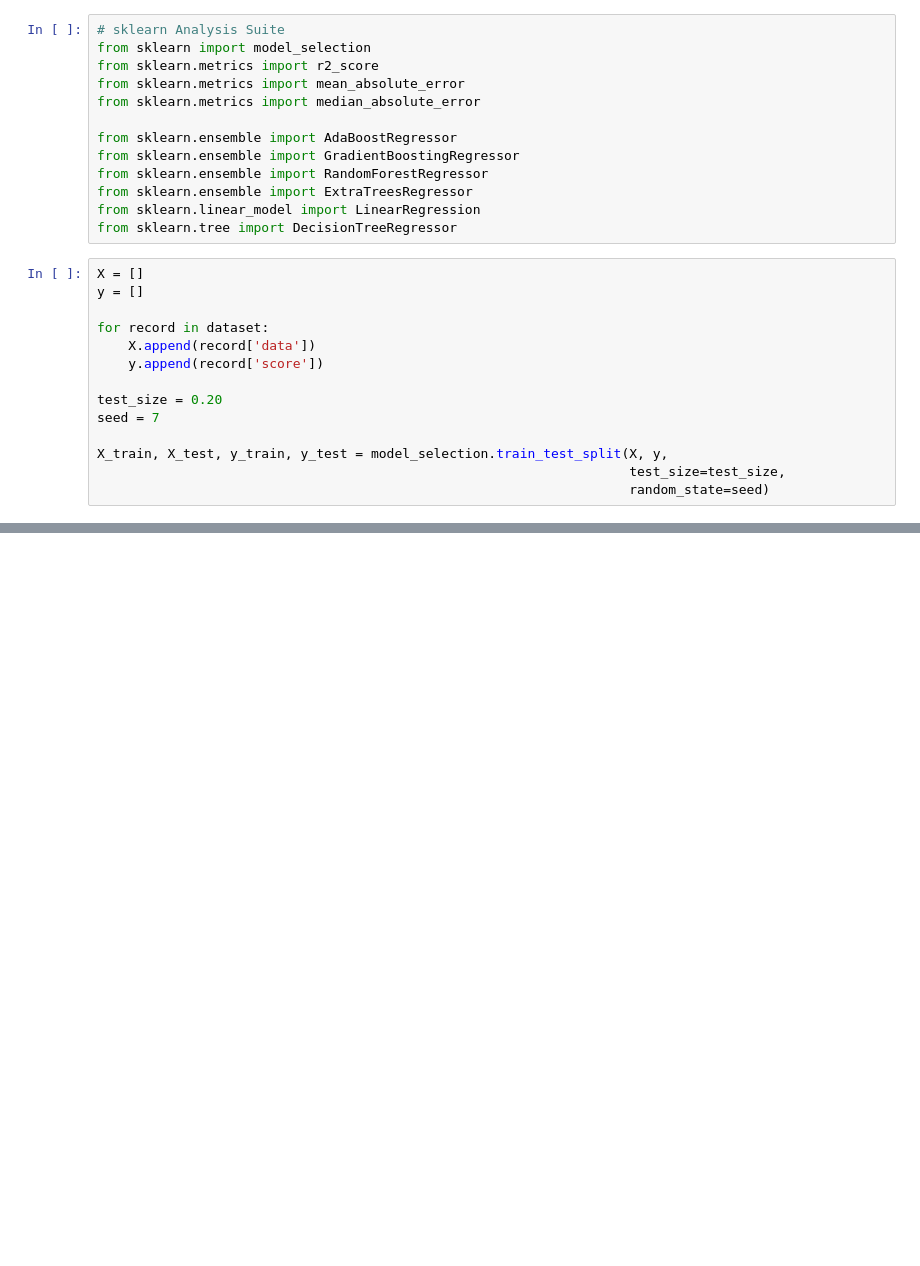
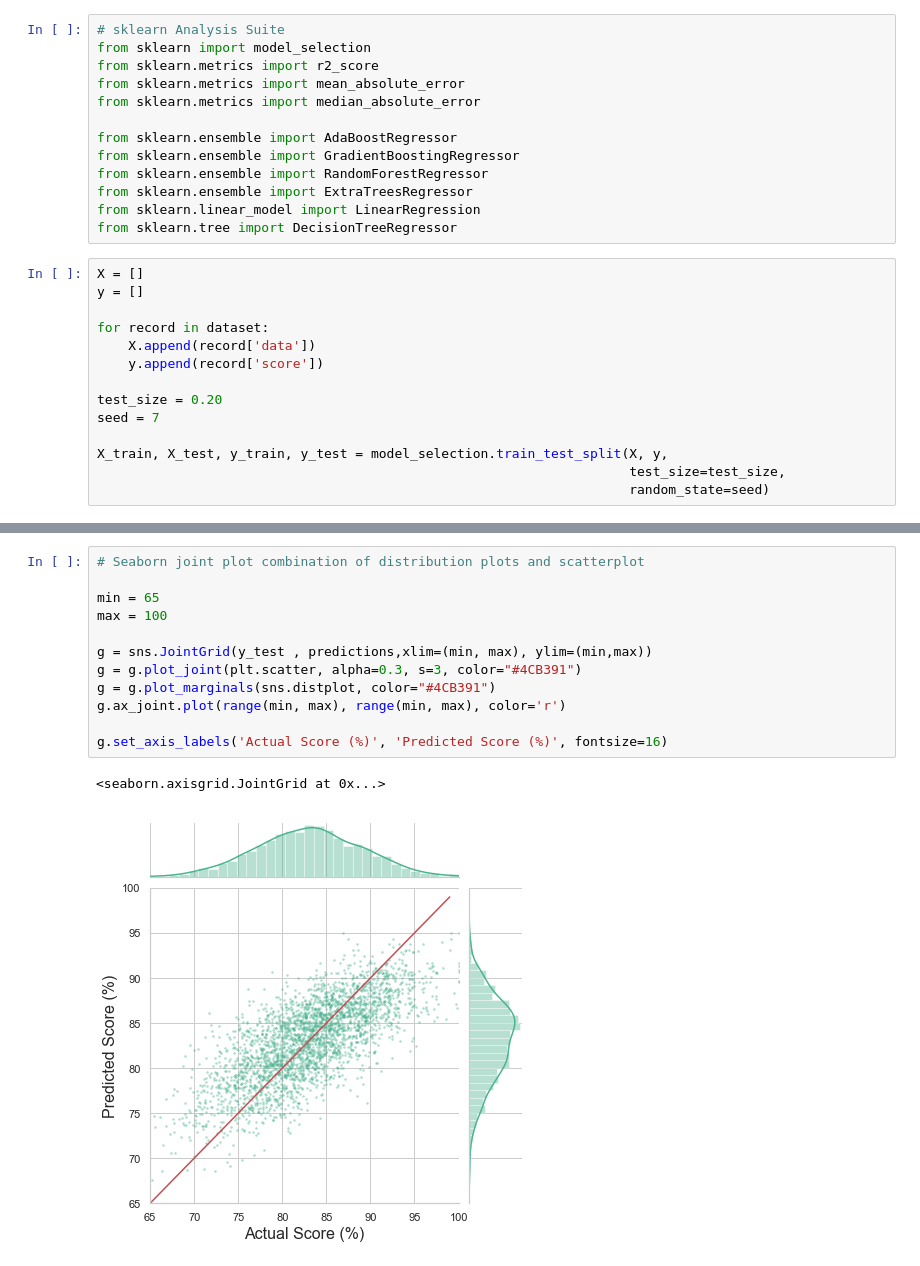
Before and after one commit to blake-enyart/heretolearn_django, a Jupyter notebook: jupyter_notebook/ml-generator.ipynb, the cells around one changed output, grey strips where cells are left out. Drawn from its saved outputs; the diff is of its cells as text; blank space fills up the shorter version.

```diff
--- a/jupyter_notebook/ml-generator.ipynb
+++ b/jupyter_notebook/ml-generator.ipynb
@@ -345,0 +331,15 @@ g.set_axis_labels('Student Test Score', 'Predicted Score', fontsize=16)
+# %%
+# Seaborn joint plot combination of distribution plots and scatterplot
+
+min = 65
+max = 100
+
+g = sns.JointGrid(y_test , predictions,xlim=(min, max), ylim=(min,max))
+g = g.plot_joint(plt.scatter, alpha=0.3, s=3, color="#4CB391")
+g = g.plot_marginals(sns.distplot, color="#4CB391")
+g.ax_joint.plot(range(min, max), range(min, max), color='r')
+
+g.set_axis_labels('Actual Score (%)', 'Predicted Score (%)', fontsize=16)
+# %% [output]
+<seaborn.axisgrid.JointGrid at 0x...>
+[figure, added]
```
Also changed, not shown: parts of 21 cells of this notebook, 5 other files.
